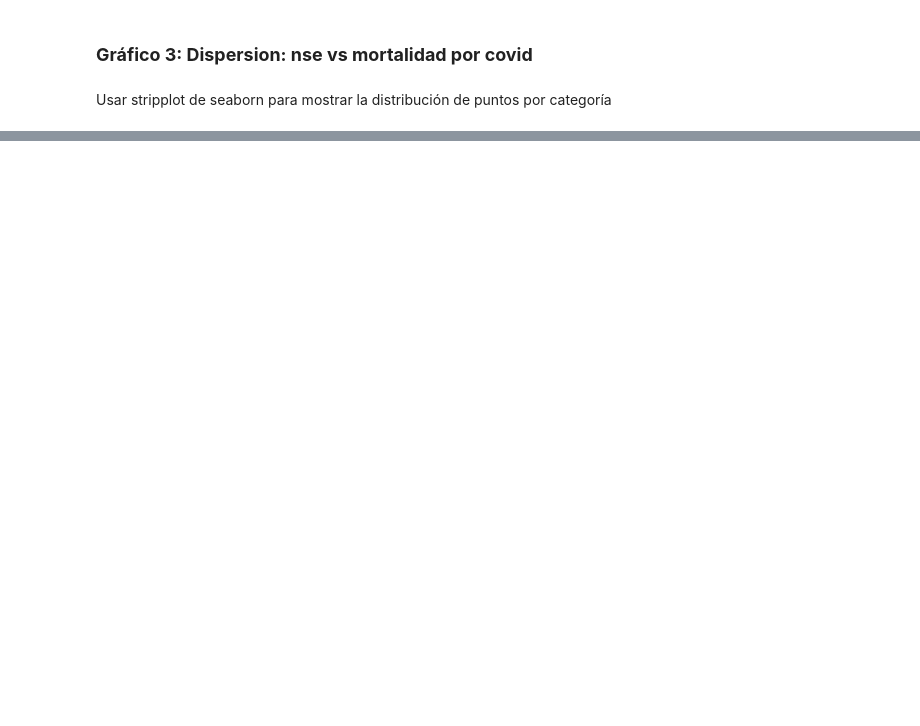
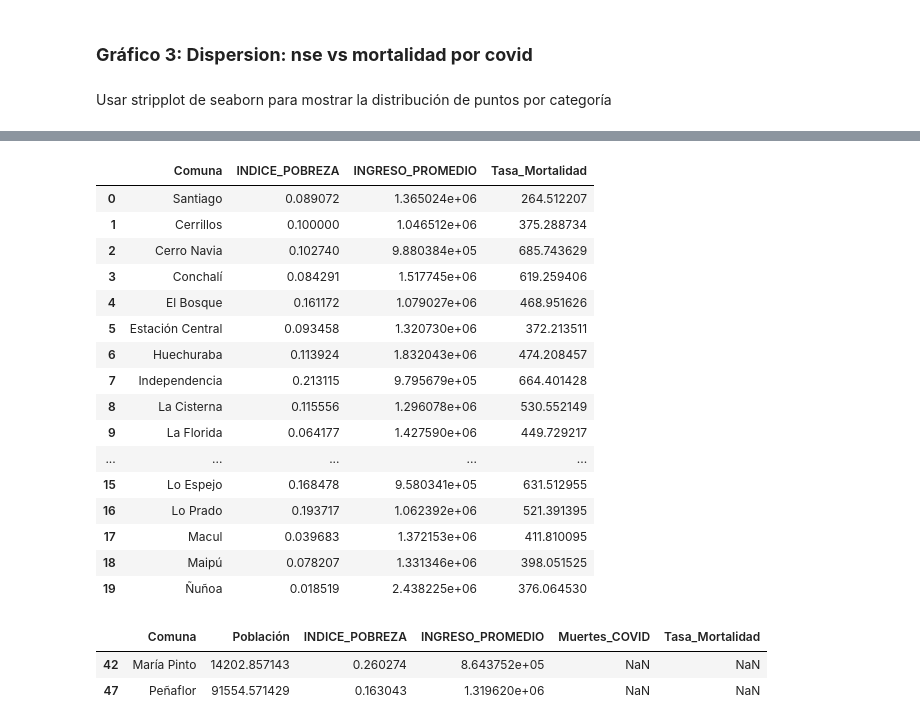
Before and after one commit to isimmmm/proyecto-semestral-ciencia-de-datos, a Jupyter notebook: notebooks/Análisis (notebooks)/Notebook_exploratorio_conjunto.ipynb, the cells around one changed output, grey strips where cells are left out. Drawn from its saved outputs; the diff is of its cells as text; code cells hidden in the pictures; blank space fills up the shorter version.

```diff
--- a/notebooks/Análisis (notebooks)/Notebook_exploratorio_conjunto.ipynb
+++ b/notebooks/Análisis (notebooks)/Notebook_exploratorio_conjunto.ipynb
@@ -739,0 +641,2 @@ else:
+# %%
+df_pob_2020 = df_censo[df_censo["Año"] == 2020][["Comuna", "Población"]]
@@ -739,0 +651,7 @@ else:
+# %%
+df_covid = df_covid[df_covid["Año"].between(2020, 2022)]
+
+mortalidad = (
+    df_covid.groupby("Comuna", as_index=False)
+            .agg({"Fallecidos por covid-19":"sum", "Total fallecidos":"sum"})
+)
@@ -739,0 +660,8 @@ else:
+# %%
+df_final = pd.merge(df_pob_2020, df_socio_agg, on='Comuna', how='inner')
+df_final.dropna(subset=['INDICE_POBREZA', 'INGRESO_PROMEDIO'], inplace=True)
+print(f"Datos combinados listos. {df_final.shape[0]} comunas tienen datos completos.")
+print(df_final.head())
+
+mortalidad = mortalidad.rename(columns={"Fallecidos por covid-19": "Muertes_COVID"})
+df_final = df_final.merge(mortalidad[['Comuna', 'Muertes_COVID']], on='Comuna', how='left')
@@ -739,0 +680,2 @@ else:
+# %%
+df_final["Tasa_Mortalidad"] = (df_final['Muertes_COVID'] / df_final["Población"]) * 100000
@@ -739,0 +773,26 @@ else:
+# %%
+df_final[['Comuna','INDICE_POBREZA','INGRESO_PROMEDIO','Tasa_Mortalidad']].head(20)
+# %% [output]
+|  | Comuna | INDICE_POBREZA | INGRESO_PROMEDIO | Tasa_Mortalidad |
+| 0 | Santiago | 0.089072 | 1.365024e+06 | 264.512207 |
+| 1 | Cerrillos | 0.100000 | 1.046512e+06 | 375.288734 |
+| 2 | Cerro Navia | 0.102740 | 9.880384e+05 | 685.743629 |
+| 3 | Conchalí | 0.084291 | 1.517745e+06 | 619.259406 |
+| 4 | El Bosque | 0.161172 | 1.079027e+06 | 468.951626 |
+| 5 | Estación Central | 0.093458 | 1.320730e+06 | 372.213511 |
+| 6 | Huechuraba | 0.113924 | 1.832043e+06 | 474.208457 |
+| 7 | Independencia | 0.213115 | 9.795679e+05 | 664.401428 |
+| 8 | La Cisterna | 0.115556 | 1.296078e+06 | 530.552149 |
+| 9 | La Florida | 0.064177 | 1.427590e+06 | 449.729217 |
+| ... | ... | ... | ... | ... |
+| 15 | Lo Espejo | 0.168478 | 9.580341e+05 | 631.512955 |
+| 16 | Lo Prado | 0.193717 | 1.062392e+06 | 521.391395 |
+| 17 | Macul | 0.039683 | 1.372153e+06 | 411.810095 |
+| 18 | Maipú | 0.078207 | 1.331346e+06 | 398.051525 |
+| 19 | Ñuñoa | 0.018519 | 2.438225e+06 | 376.064530 |
+# %%
+df_final[df_final['Tasa_Mortalidad'].isna()]
+# %% [output]
+|  | Comuna | Población | INDICE_POBREZA | INGRESO_PROMEDIO | Muertes_COVID | Tasa_Mortalidad |
+| 42 | María Pinto | 14202.857143 | 0.260274 | 8.643752e+05 | NaN | NaN |
+| 47 | Peñaflor | 91554.571429 | 0.163043 | 1.319620e+06 | NaN | NaN |
```
Also changed, not shown: parts of 56 cells of this notebook, 1 other file.
